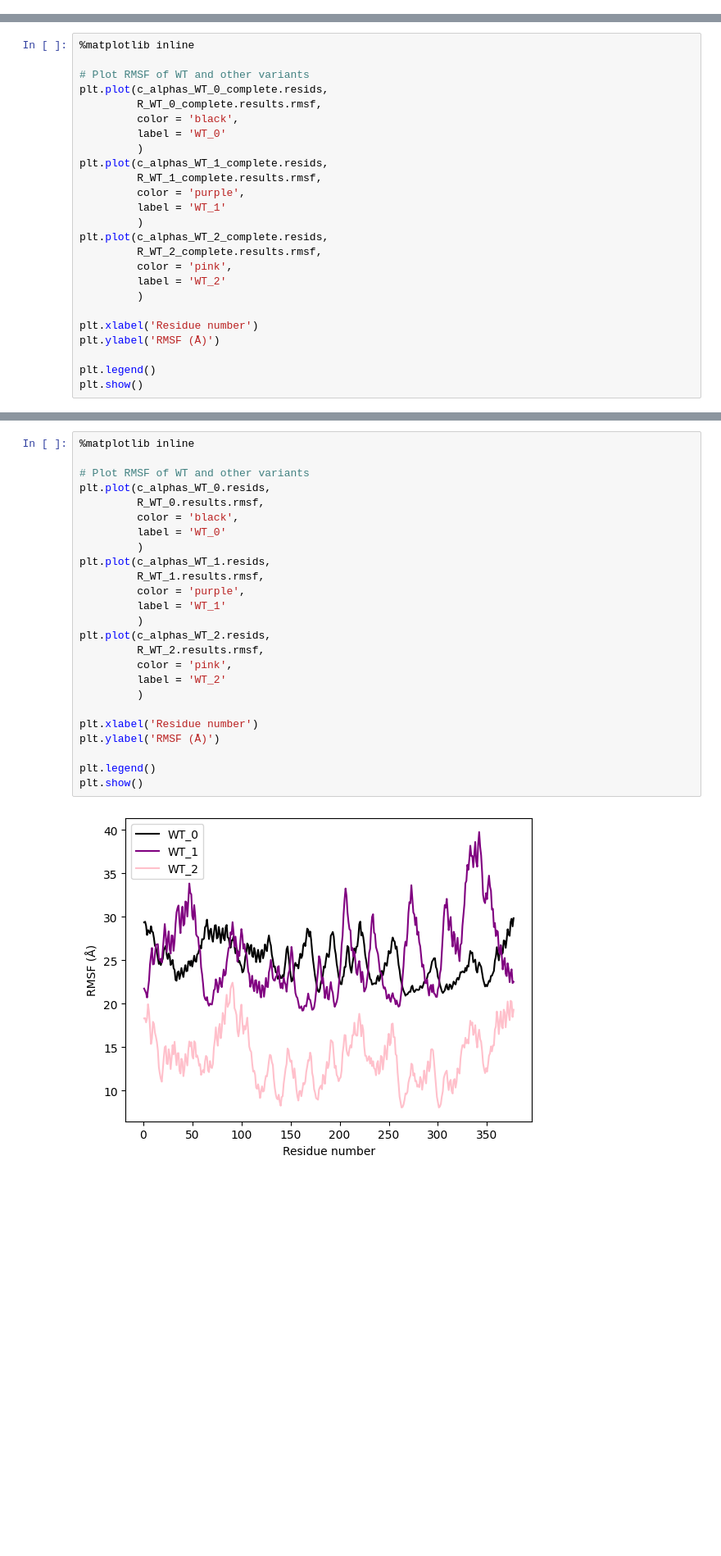
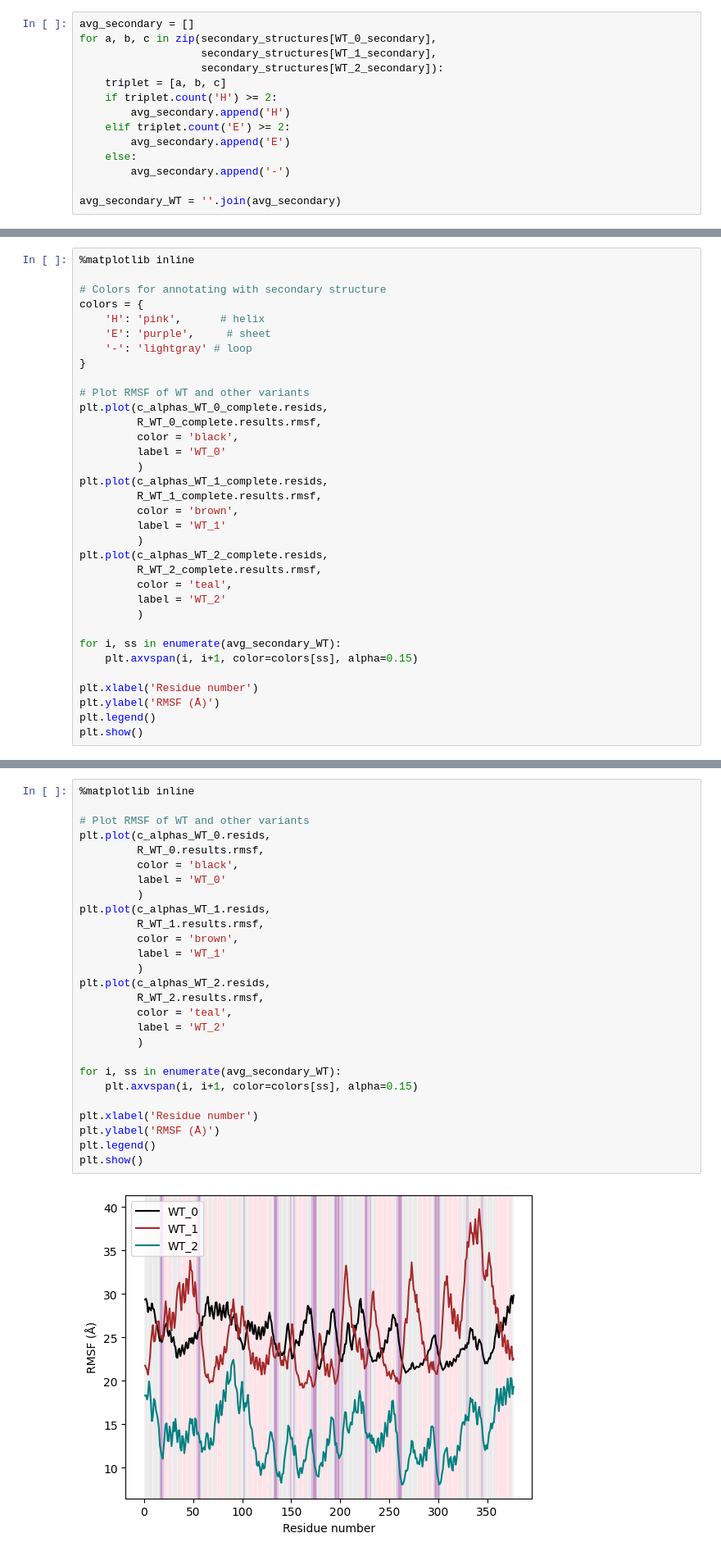
Before and after one commit to YamilaTimmer/molecular-dynamics-HDAC8, a Jupyter notebook: molecular-dynamics-HDAC8.ipynb, the cells around one changed output, grey strips where cells are left out. Shown at 82% size. Cells and saved outputs as stored; diff of their text form; blank space fills up the shorter version.

```diff
--- a/molecular-dynamics-HDAC8.ipynb
+++ b/molecular-dynamics-HDAC8.ipynb
@@ -281,2 +297,16 @@ KeyboardInterrupt:
+# %%
+avg_secondary = []
+for a, b, c in zip(secondary_structures[WT_0_secondary],
+                   secondary_structures[WT_1_secondary],
+                   secondary_structures[WT_2_secondary]):
+    triplet = [a, b, c]
+    if triplet.count('H') >= 2:
+        avg_secondary.append('H')
+    elif triplet.count('E') >= 2:
+        avg_secondary.append('E')
+    else:
+        avg_secondary.append('-')
+
+avg_secondary_WT = ''.join(avg_secondary)
 # %% [markdown]
 ### Calculating RMSF
@@ -316,6 +345,13 @@ c_alphas_T311M_1, R_T311M_1 = calculate_RMSF(T311M_1)
 c_alphas_T311M_2, R_T311M_2 = calculate_RMSF(T311M_2)
 # %%
 %matplotlib inline
+
+# Colors for annotating with secondary structure
+colors = {
+    'H': 'pink',      # helix
+    'E': 'purple',     # sheet
+    '-': 'lightgray' # loop
+}
 
 # Plot RMSF of WT and other variants
 plt.plot(c_alphas_WT_0_complete.resids,
@@ -325,18 +361,20 @@ plt.plot(c_alphas_WT_0_complete.resids,
          )
 plt.plot(c_alphas_WT_1_complete.resids,
          R_WT_1_complete.results.rmsf,
-         color = 'purple',
+         color = 'brown',
          label = 'WT_1'
          )
 plt.plot(c_alphas_WT_2_complete.resids,
          R_WT_2_complete.results.rmsf,
-         color = 'pink',
+         color = 'teal',
          label = 'WT_2'
          )
 
+for i, ss in enumerate(avg_secondary_WT):
+    plt.axvspan(i, i+1, color=colors[ss], alpha=0.15)
+
 plt.xlabel('Residue number')
 plt.ylabel('RMSF (Å)')
-
 plt.legend()
 plt.show()
 # %% [output]
@@ -346,30 +384,32 @@ First, the RMSF of all three predicted trajectories of the wildtype is compared.
 # %%
 %matplotlib inline
 
 # Plot RMSF of WT and other variants
 plt.plot(c_alphas_WT_0.resids,
          R_WT_0.results.rmsf,
          color = 'black',
          label = 'WT_0'
          )
 plt.plot(c_alphas_WT_1.resids,
          R_WT_1.results.rmsf,
-         color = 'purple',
+         color = 'brown',
          label = 'WT_1'
          )
 plt.plot(c_alphas_WT_2.resids,
          R_WT_2.results.rmsf,
-         color = 'pink',
+         color = 'teal',
          label = 'WT_2'
          )
 
+for i, ss in enumerate(avg_secondary_WT):
+    plt.axvspan(i, i+1, color=colors[ss], alpha=0.15)
+
 plt.xlabel('Residue number')
 plt.ylabel('RMSF (Å)')
-
 plt.legend()
 plt.show()
 # %% [output]
-[figure, old version]
+[figure, new version]
 # %% [markdown]
 As expected, the RMSF went down by quite a bit for all three trajectories, indicating that a lot of the mobility of the residues was caused by the unfolding of the protein from crystallized structure, to free protein in solvent. Notably, the peaks and throughs also seem less similar than when comparing the RMSF for the complete trajectories. This could indicate that the unfolding of the protein happened in a very similar manner for all three structures, and the noise was so large that it was those peaks and throughs that were noticed easily. WT_2 seems to have a lot lower RMSF than WT_1 and WT_0. WT_0 and WT_1 seem similar for the first 250 residues, after which the RMSF of WT_1 increases significantly. It is hard to say what trajectory would best predict real life HDAC8 dynamics, so I have decided to calculate an average using the three different RMSFs.
 # %%
```
Also changed, not shown: parts of 22 cells of this notebook.
